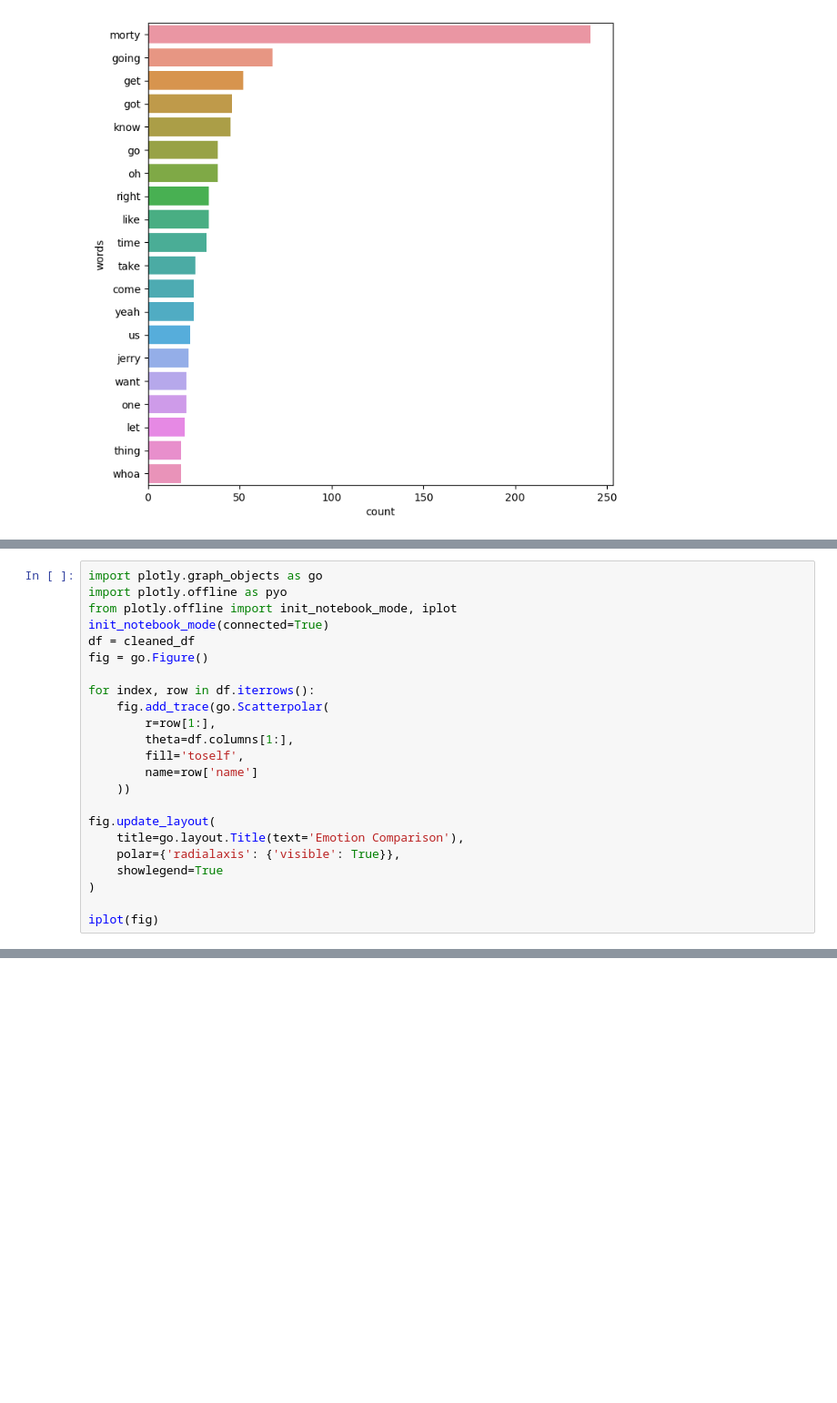
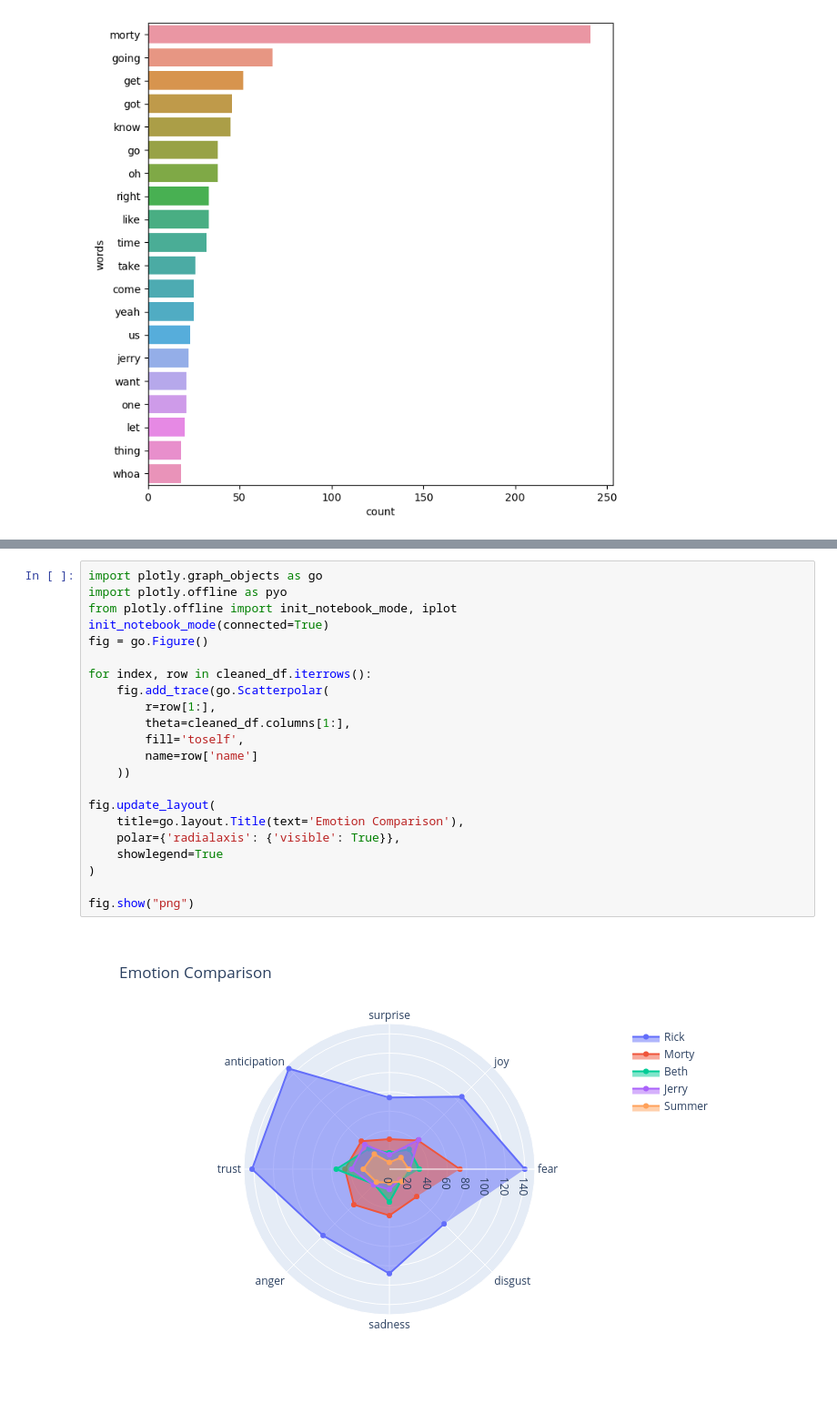
Before and after one commit to grumpycatyo-collab/heavy-rick-metal, a Jupyter notebook: Sentiment Analysis Pickle Rick.ipynb, the cells around one changed output, grey strips where cells are left out. Shown: that part at 91% size. Saved outputs shown, nothing was run; the diff lists cells and outputs as text; blank space fills up the shorter version.

Commit message:
solved plotly bug

```diff
--- a/Sentiment Analysis Pickle Rick.ipynb
+++ b/Sentiment Analysis Pickle Rick.ipynb
@@ -260,23 +194,0 @@ cleaned_df
-# %%
-import plotly.graph_objects as go
-import plotly.offline as pyo
-from plotly.offline import init_notebook_mode, iplot
-init_notebook_mode(connected=True)
-df = cleaned_df
-fig = go.Figure()
-
-for index, row in df.iterrows():
-    fig.add_trace(go.Scatterpolar(
-        r=row[1:],
-        theta=df.columns[1:],
-        fill='toself',
-        name=row['name']
-    ))
-
-fig.update_layout(
-    title=go.layout.Title(text='Emotion Comparison'),
-    polar={'radialaxis': {'visible': True}},
-    showlegend=True
-)
-
-iplot(fig)
@@ -284,0 +253,24 @@ iplot(fig)
+# %%
+import plotly.graph_objects as go
+import plotly.offline as pyo
+from plotly.offline import init_notebook_mode, iplot
+init_notebook_mode(connected=True)
+fig = go.Figure()
+
+for index, row in cleaned_df.iterrows():
+    fig.add_trace(go.Scatterpolar(
+        r=row[1:],
+        theta=cleaned_df.columns[1:],
+        fill='toself',
+        name=row['name']
+    ))
+
+fig.update_layout(
+    title=go.layout.Title(text='Emotion Comparison'),
+    polar={'radialaxis': {'visible': True}},
+    showlegend=True
+)
+
+fig.show("png")
+# %% [output]
+[figure, added]
```
Also changed, not shown: parts of 7 cells of this notebook, 1 other file.
